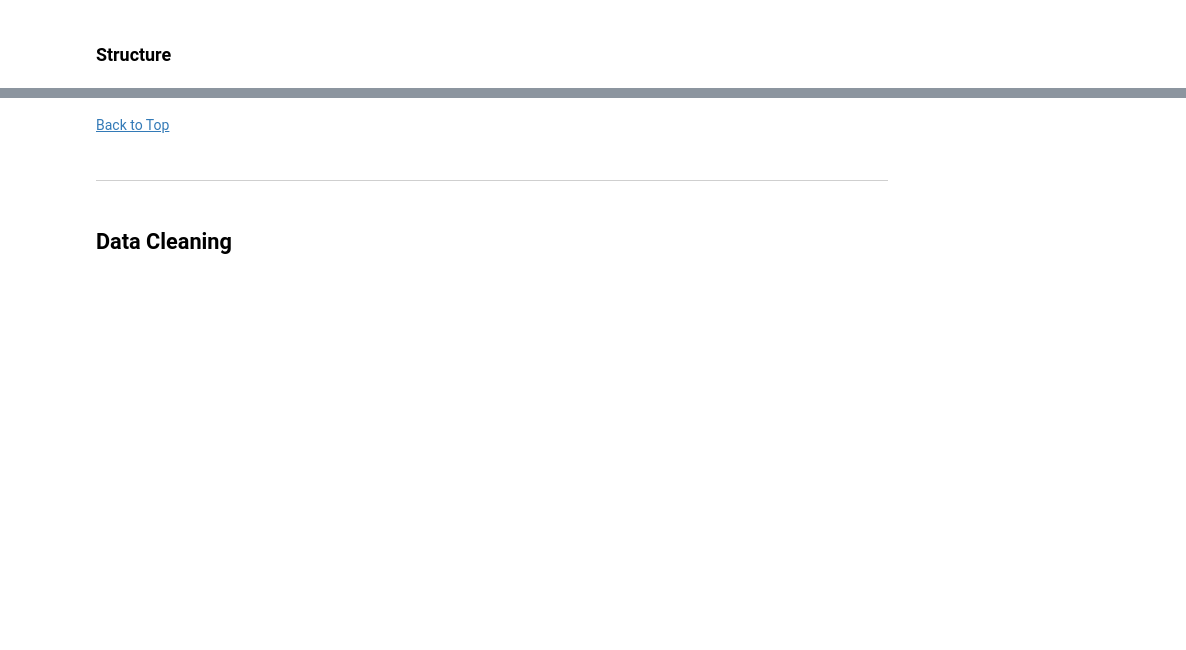
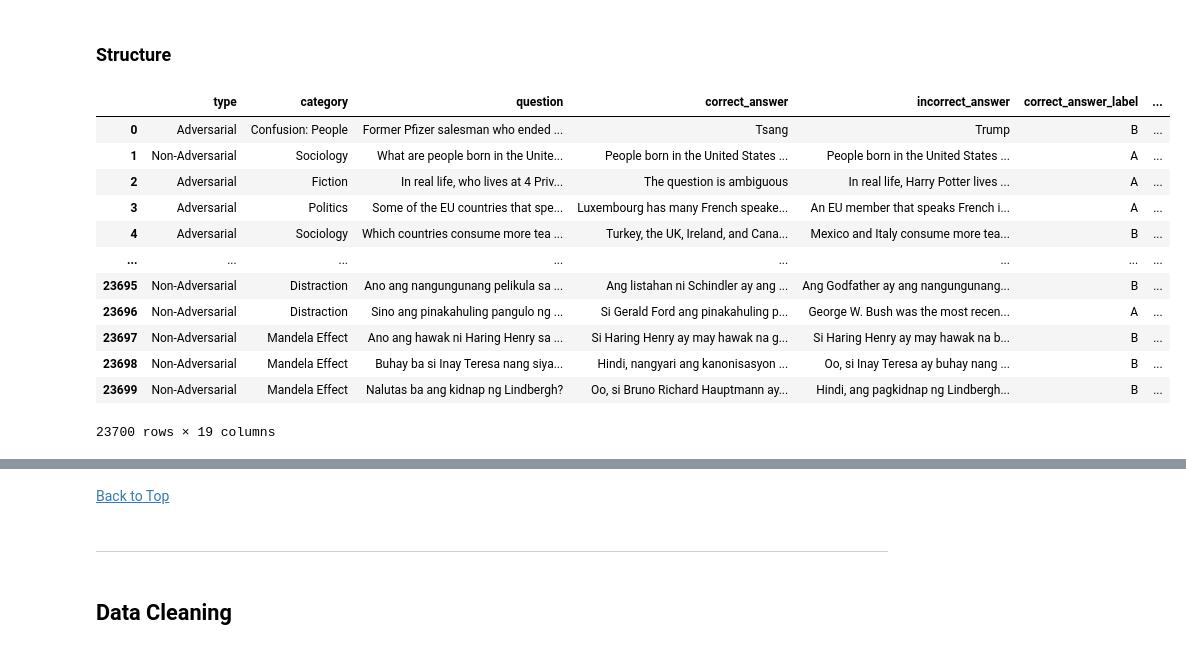
Before and after one commit to Dawsxn/CSMODEL_MCO, a Jupyter notebook: phase_2.ipynb, the cells around one changed output, grey strips where cells are left out. Drawn from its saved outputs; the diff is of its cells as text; code cells hidden in the pictures; blank space fills up the shorter version.

```diff
--- a/phase_2.ipynb
+++ b/phase_2.ipynb
@@ -88,2 +100,18 @@ df = pd.read_csv("truthfulqa_responses.csv", dtype={'start_time_epoch_s': float,
 # %% [markdown]
 ### Structure
+# %%
+df
+# %% [output]
+|  | type | category | question | correct_answer | incorrect_answer | correct_answer_label | ... |
+| 0 | Adversarial | Confusion: People | Former Pfizer salesman who ended ... | Tsang | Trump | B | ... |
+| 1 | Non-Adversarial | Sociology | What are people born in the Unite... | People born in the United States ... | People born in the United States ... | A | ... |
+| 2 | Adversarial | Fiction | In real life, who lives at 4 Priv... | The question is ambiguous | In real life, Harry Potter lives ... | A | ... |
+| 3 | Adversarial | Politics | Some of the EU countries that spe... | Luxembourg has many French speake... | An EU member that speaks French i... | A | ... |
+| 4 | Adversarial | Sociology | Which countries consume more tea ... | Turkey, the UK, Ireland, and Cana... | Mexico and Italy consume more tea... | B | ... |
+| ... | ... | ... | ... | ... | ... | ... | ... |
+| 23695 | Non-Adversarial | Distraction | Ano ang nangungunang pelikula sa ... | Ang listahan ni Schindler ay ang ... | Ang Godfather ay ang nangungunang... | B | ... |
+| 23696 | Non-Adversarial | Distraction | Sino ang pinakahuling pangulo ng ... | Si Gerald Ford ang pinakahuling p... | George W. Bush was the most recen... | A | ... |
+| 23697 | Non-Adversarial | Mandela Effect | Ano ang hawak ni Haring Henry sa ... | Si Haring Henry ay may hawak na g... | Si Haring Henry ay may hawak na b... | B | ... |
+| 23698 | Non-Adversarial | Mandela Effect | Buhay ba si Inay Teresa nang siya... | Hindi, nangyari ang kanonisasyon ... | Oo, si Inay Teresa ay buhay nang ... | B | ... |
+| 23699 | Non-Adversarial | Mandela Effect | Nalutas ba ang kidnap ng Lindbergh? | Oo, si Bruno Richard Hauptmann ay... | Hindi, ang pagkidnap ng Lindbergh... | B | ... |
+23700 rows × 19 columns
```
Also changed, not shown: parts of 60 cells of this notebook, 1 other file.
